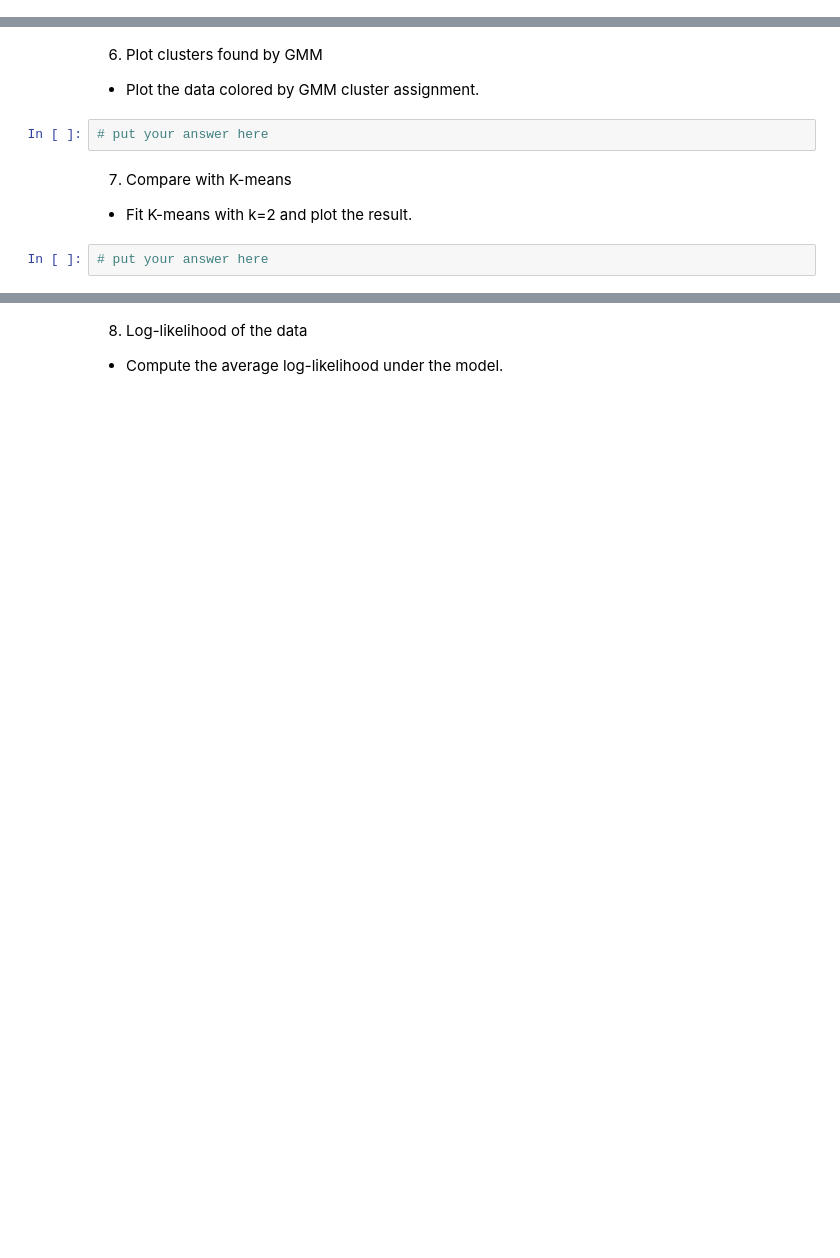
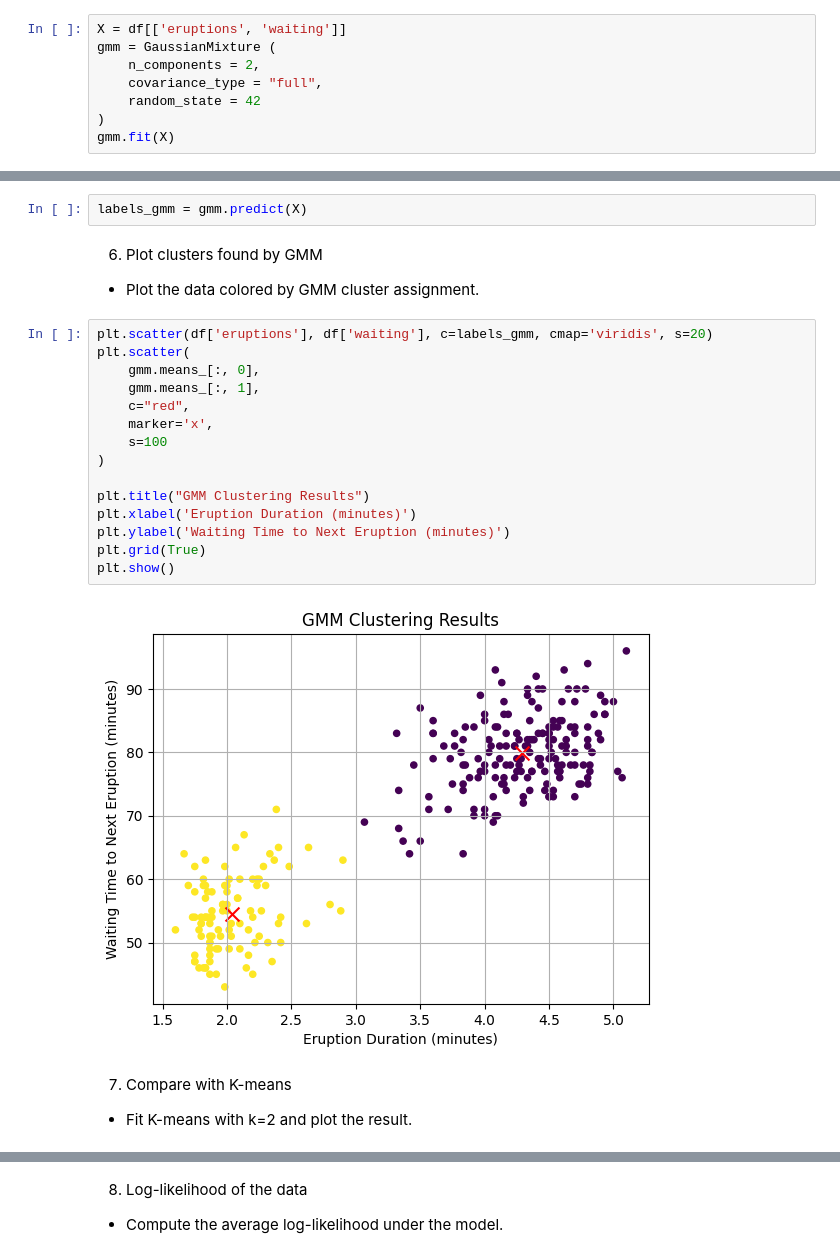
Before and after one commit to leonnmarcoo/CCADMACL_EXERCISES_COM232, a Jupyter notebook: Exercise 5B.ipynb, the cells around one changed output, grey strips where cells are left out. Cells and saved outputs as stored; diff of their text form; blank space fills up the shorter version.

```diff
--- a/Exercise 5B.ipynb
+++ b/Exercise 5B.ipynb
@@ -70,0 +77,8 @@ Fit a GMM with:
+# %%
+X = df[['eruptions', 'waiting']]
+gmm = GaussianMixture (
+    n_components = 2,
+    covariance_type = "full",
+    random_state = 42
+)
+gmm.fit(X)
@@ -92,10 +125,25 @@ Print the following variables:
+# %%
+labels_gmm = gmm.predict(X)
 # %% [markdown]
 6. Plot clusters found by GMM
 - Plot the data colored by GMM cluster assignment.
-# %%
-# put your answer here
+# %%
+plt.scatter(df['eruptions'], df['waiting'], c=labels_gmm, cmap='viridis', s=20)
+plt.scatter(
+    gmm.means_[:, 0],
+    gmm.means_[:, 1],
+    c="red",
+    marker='x',
+    s=100
+)
+
+plt.title("GMM Clustering Results")
+plt.xlabel('Eruption Duration (minutes)')
+plt.ylabel('Waiting Time to Next Eruption (minutes)')
+plt.grid(True)
+plt.show()
+# %% [output]
+[figure, added]
 # %% [markdown]
 7. Compare with K-means
 - Fit K-means with k=2 and plot the result.
-# %%
-# put your answer here
```
Also changed, not shown: parts of 16 cells of this notebook.
